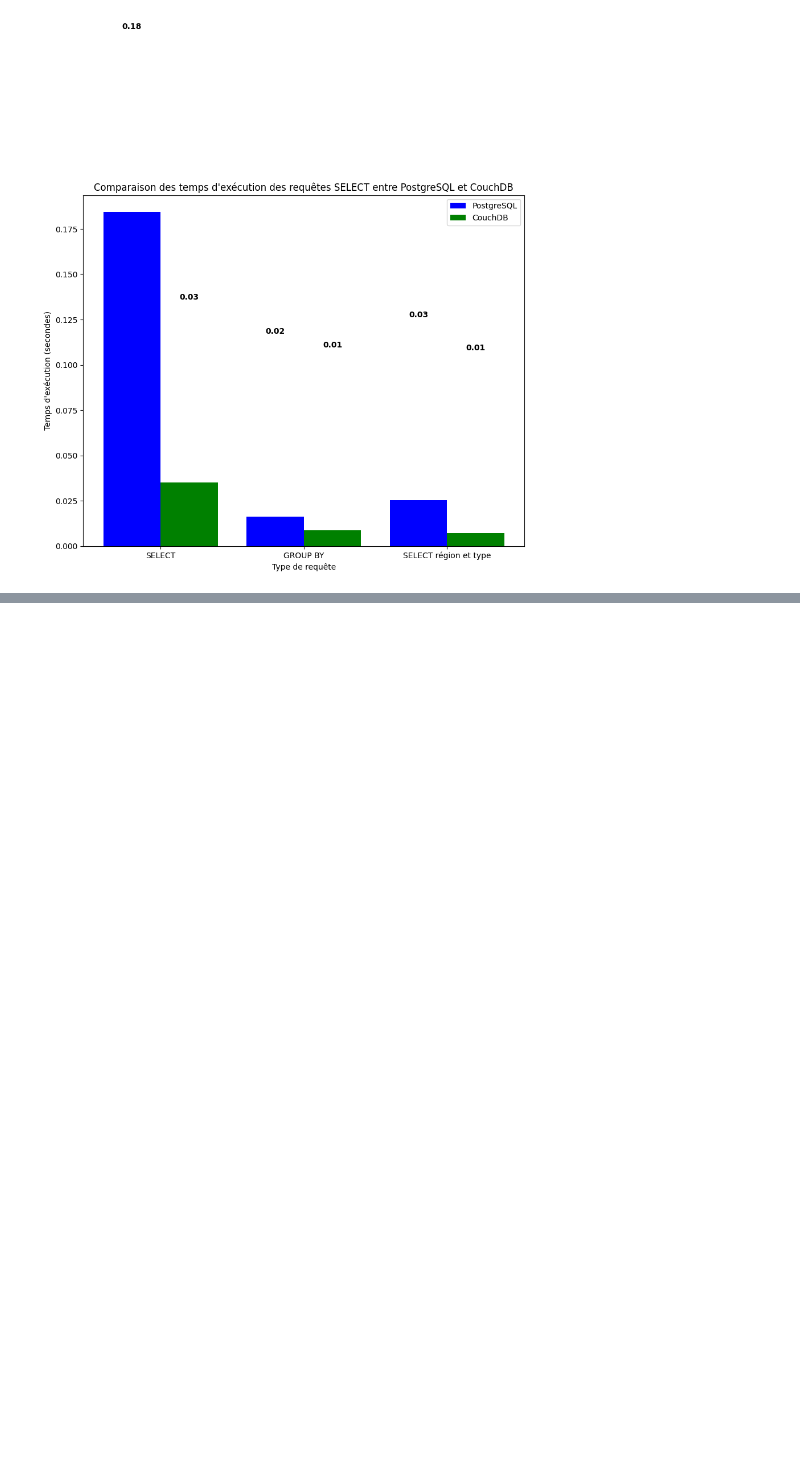
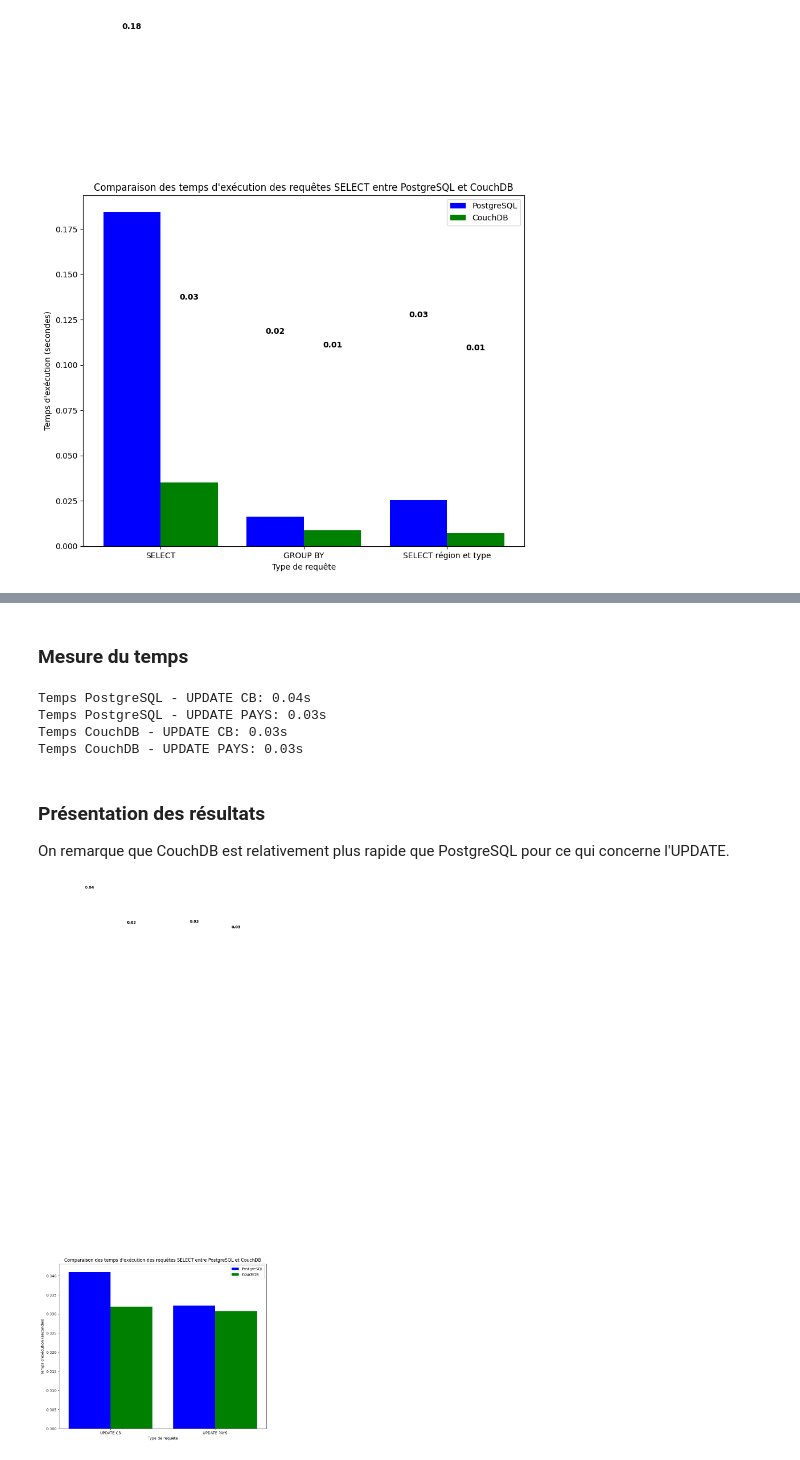
Before and after one commit to nicolasmarra/projet_benchmark, a Jupyter notebook: notebooks/notebook.ipynb, the cells around one changed output, grey strips where cells are left out. Drawn from its saved outputs; the diff is of its cells as text; code cells hidden in the pictures; blank space fills up the shorter version.

Commit message:
ajout de la comparaison de update

```diff
--- a/notebooks/notebook.ipynb
+++ b/notebooks/notebook.ipynb
@@ -386,0 +485,63 @@ plt.show()
+# %% [markdown]
+### Mesure du temps
+# %%
+# Exécution des requêtes PostgreSQL
+time_postgres_update_cb =  execute_postgres(query_update_cb_postgres)
+time_postgres_update_pays = execute_postgres(query_update_pays_postgres)
+
+# Exécution des requêtes CouchDB
+time_couchdb_update_cb, response_cb_updated = update_couchdb_cb_to_false()
+time_couchdb_update_pays, response_cb_updated = update_couchdb_pays_to_belgique()
+
+
+# Affichage des résultats de chaque requête
+print(f"Temps PostgreSQL - UPDATE CB: {time_postgres_update_cb:.2f}s")
+print(f"Temps PostgreSQL - UPDATE PAYS: {time_postgres_update_pays:.2f}s")
+
+
+print(f"Temps CouchDB - UPDATE CB: {time_couchdb_update_cb:.2f}s")
+print(f"Temps CouchDB - UPDATE PAYS: {time_couchdb_update_pays:.2f}s")
+# %% [output]
+Temps PostgreSQL - UPDATE CB: 0.04s
+Temps PostgreSQL - UPDATE PAYS: 0.03s
+Temps CouchDB - UPDATE CB: 0.03s
+Temps CouchDB - UPDATE PAYS: 0.03s
+# %% [markdown]
+### Présentation des résultats
+
+On remarque que CouchDB est relativement plus rapide que PostgreSQL pour ce qui concerne l'UPDATE.
+# %%
+import matplotlib.pyplot as plt
+
+# Données de temps d'exécution
+temps_postgres = [time_postgres_update_cb, time_postgres_update_pays]
+temps_couchdb = [time_couchdb_update_cb, time_couchdb_update_pays]
+requêtes = ['UPDATE CB', 'UPDATE PAYS']
+
+# Création du graphique
+fig, ax = plt.subplots(figsize=(10, 8))
+
+# Barres pour PostgreSQL
+ax.bar([x - 0.2 for x in range(len(requêtes))], temps_postgres, width=0.4, label='PostgreSQL', color='blue')
+
+# Barres pour CouchDB
+ax.bar([x + 0.2 for x in range(len(requêtes))], temps_couchdb, width=0.4, label='CouchDB', color='green')
+
+# Ajout des titres et des labels
+ax.set_title('Comparaison des temps d\'exécution des requêtes SELECT entre PostgreSQL et CouchDB')
+ax.set_xlabel('Type de requête')
+ax.set_ylabel('Temps d\'exécution (secondes)')
+ax.set_xticks(range(len(requêtes)))
+ax.set_xticklabels(requêtes)
+ax.legend()
+
+# Affichage des résultats sur chaque barre
+for i, v in enumerate(temps_postgres):
+    ax.text(i - 0.2, v + 0.1, f"{v:.2f}", ha='center', va='bottom', fontweight='bold')
+for i, v in enumerate(temps_couchdb):
+    ax.text(i + 0.2, v + 0.1, f"{v:.2f}", ha='center', va='bottom', fontweight='bold')
+
+# Affichage du graphique
+plt.show()
+# %% [output]
+[figure, added]
```
Also changed, not shown: parts of 6 cells of this notebook.
